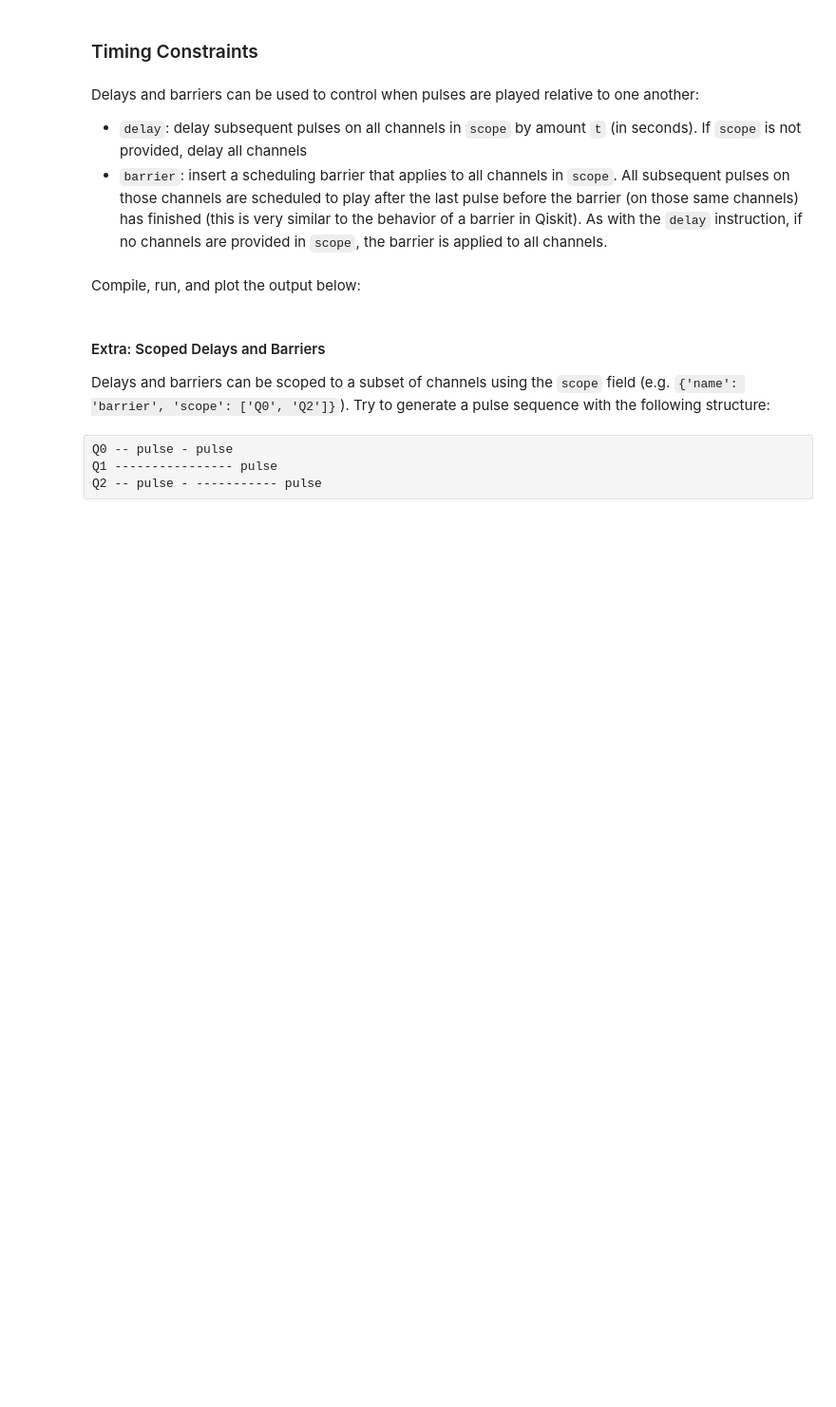
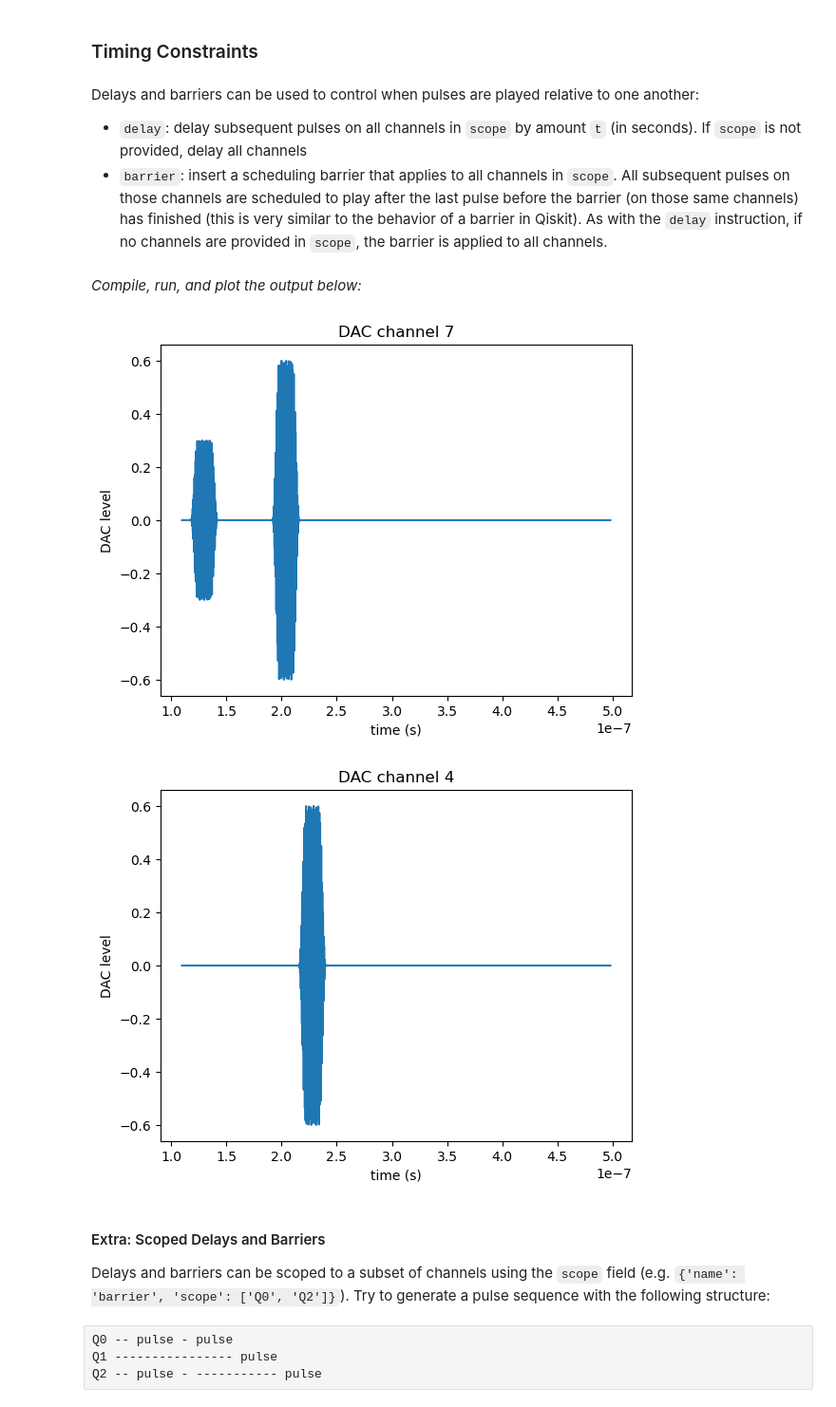
Before and after one commit to lblQubic/qce23tutorial, a Jupyter notebook: Simulating Pulse Outputs Part 1.ipynb, the cells around one changed output. Shown at 95% size. Drawn from its saved outputs; the diff is of its cells as text; code cells hidden in the pictures; blank space fills up the shorter version.

```diff
--- a/Simulating Pulse Outputs Part 1.ipynb
+++ b/Simulating Pulse Outputs Part 1.ipynb
@@ -237,7 +243,16 @@ circuit = [
 
 ]
 # %% [markdown]
-Compile, run, and plot the output below:
+*Compile, run, and plot the output below:*
+# %%
+compiled_prog = tc.run_compile_stage(circuit, fpga_config, None)
+asm_prog = tc.run_assemble_stage(compiled_prog, channel_configs)
+client.run_program(asm_prog, sim_time=500.e-9)
+client.plot_dac_out(channel_configs['Q0.qdrv'].core_ind, 110.e-9, 500.e-9)
+client.plot_dac_out(channel_configs['Q1.qdrv'].core_ind, 110.e-9, 500.e-9) #maybe add subplots?
+# %% [output]
+[figure, added]
+[figure, added]
 # %% [markdown]
 #### Extra: Scoped Delays and Barriers
 
```
Also changed, not shown: parts of 31 cells of this notebook.
